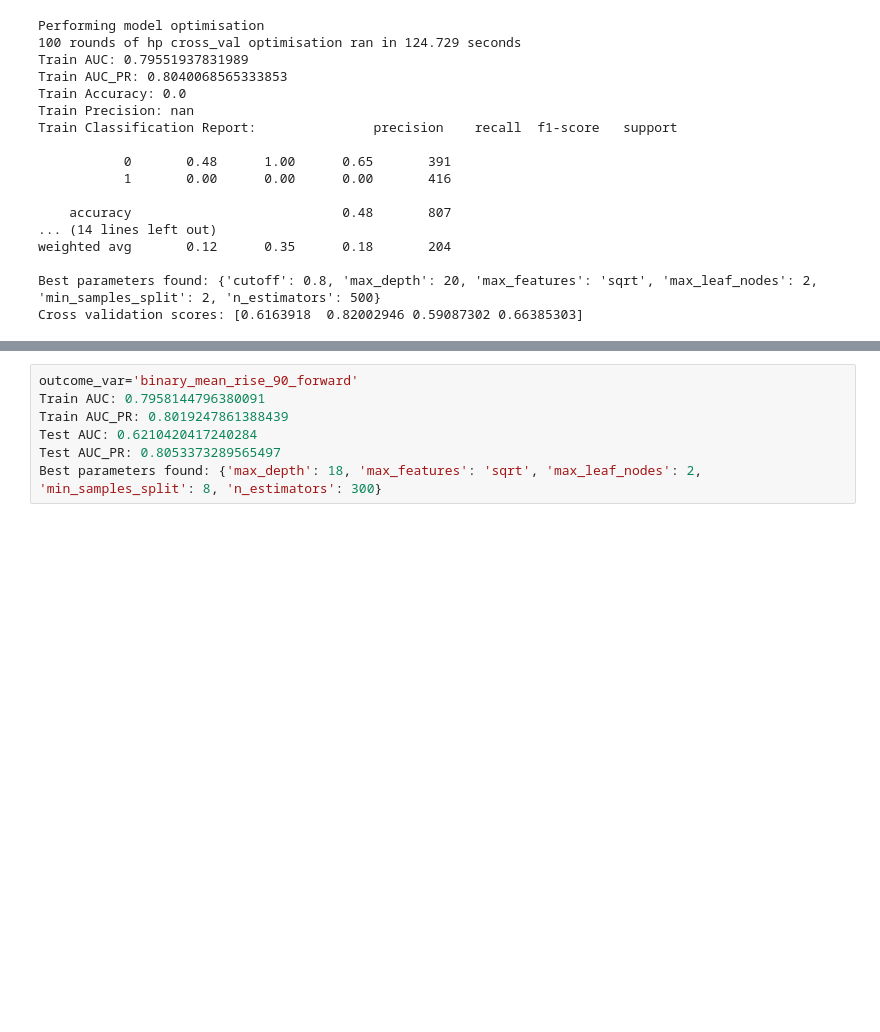
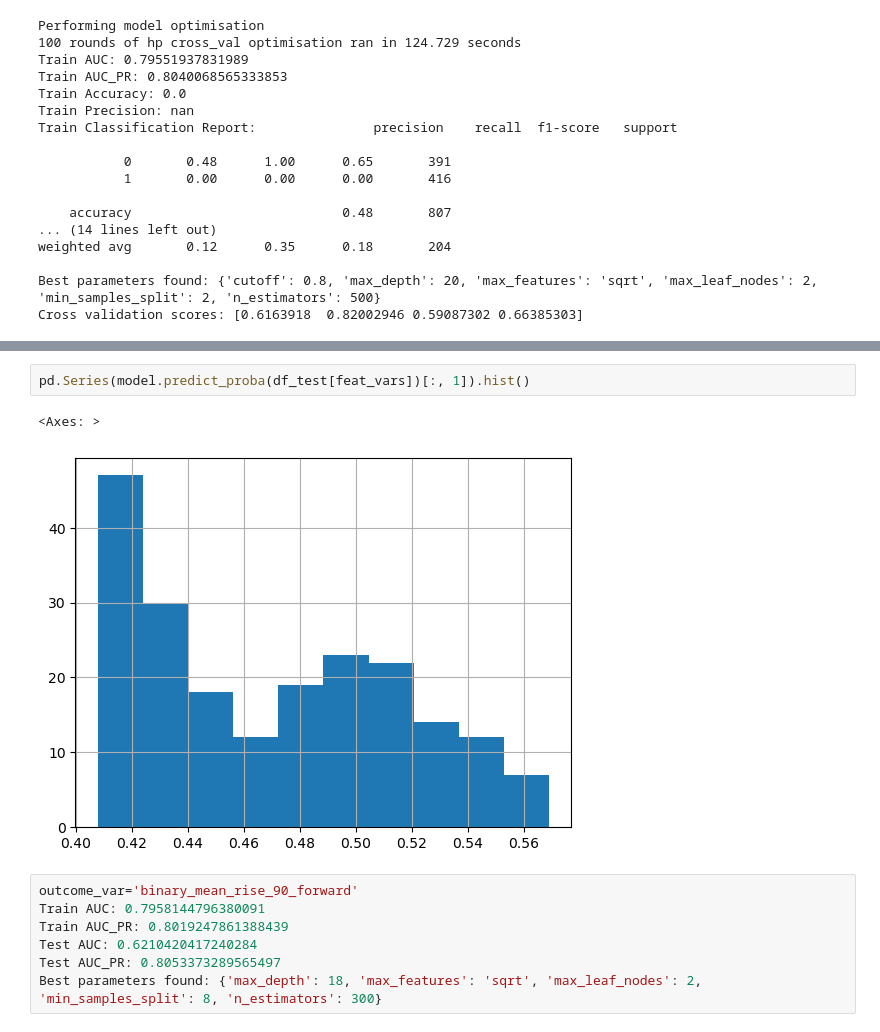
Before and after one commit to thomaspile/CREAM, a Jupyter notebook: on_call_model.ipynb, the cells around one changed output, grey strips where cells are left out. Cells and saved outputs as stored; diff of their text form; blank space fills up the shorter version.

```diff
--- a/on_call_model.ipynb
+++ b/on_call_model.ipynb
@@ -615,3 +620,8 @@ Cross validation scores: [0.6163918  0.82002946 0.59087302 0.66385303]
+# %%
+pd.Series(model.predict_proba(df_test[feat_vars])[:, 1]).hist()
+# %% [output]
+<Axes: >
+[figure, added]
 # %%
 outcome_var='binary_mean_rise_90_forward'
 Train AUC: 0.7958144796380091
```
Also changed, not shown: parts of 1 cell of this notebook, 1 other file.
